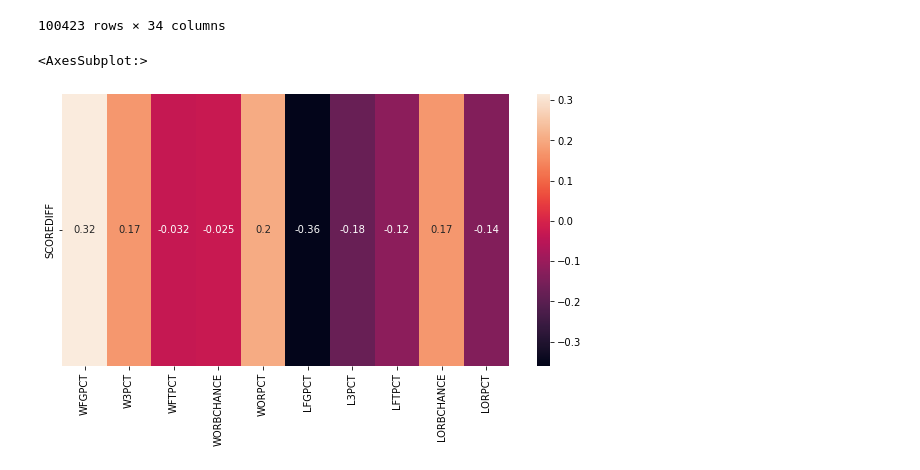
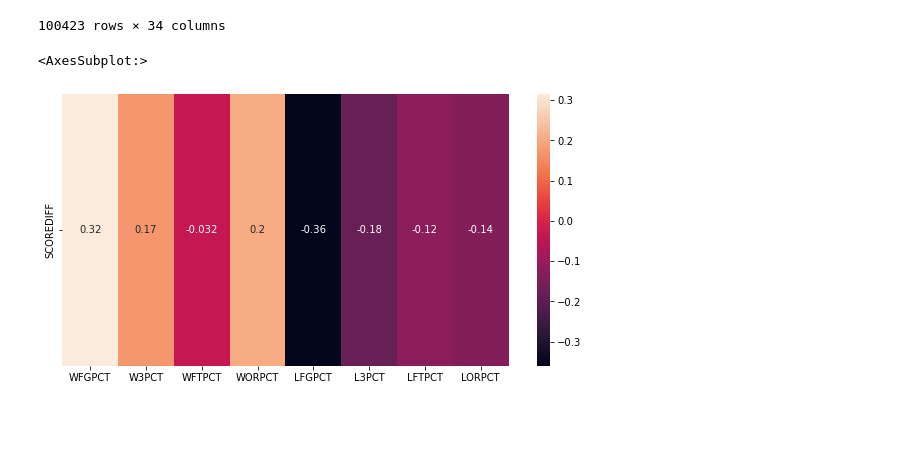
Before and after one commit to joshmccoy2/NCAA_March_Madness, a Jupyter notebook: NCAA.ipynb, the cells around one changed output. Cells and saved outputs as stored; diff of their text form; code cells hidden in the pictures; blank space fills up the shorter version.

```diff
--- a/NCAA.ipynb
+++ b/NCAA.ipynb
@@ -78,11 +73,0 @@ detailed_results['SCOREDIFF'] = detailed_results['WScore'] - detailed_results['L
-# %%
-import matplotlib.pyplot as plt
-plt.rc('figure', figsize=(10, 5))
-tmp = detailed_results[(detailed_results['SCOREDIFF']>6)&(detailed_results['NumOT']==0)]
-corr = tmp.corr()
-corr = corr[corr.index.isin(['SCOREDIFF'])]
-sns.heatmap(corr[['WFGPCT', 'W3PCT', 'WFTPCT', 'WORBCHANCE', 'WORPCT', 'LFGPCT', 'L3PCT',
-                  'LFTPCT', 'LORBCHANCE', 'LORPCT']], annot=True)
-# %% [output]
-<AxesSubplot:>
-[figure, removed]
@@ -88,0 +82,12 @@ sns.heatmap(corr[['WFGPCT', 'W3PCT', 'WFTPCT', 'WORBCHANCE', 'WORPCT', 'LFGPCT',
+# %%
+# Create correlation graph to see how each feature affects the winning score difference
+
+plt.rc('figure', figsize=(10, 5))
+tmp = detailed_results[(detailed_results['SCOREDIFF']>6)&(detailed_results['NumOT']==0)]
+corr = tmp.corr()
+corr = corr[corr.index.isin(['SCOREDIFF'])]
+sns.heatmap(corr[['WFGPCT', 'W3PCT', 'WFTPCT', 'WORPCT', 'LFGPCT', 'L3PCT',
+                  'LFTPCT', 'LORPCT']], annot=True)
+# %% [output]
+<AxesSubplot:>
+[figure, added]
```
Also changed, not shown: parts of 12 cells of this notebook.
